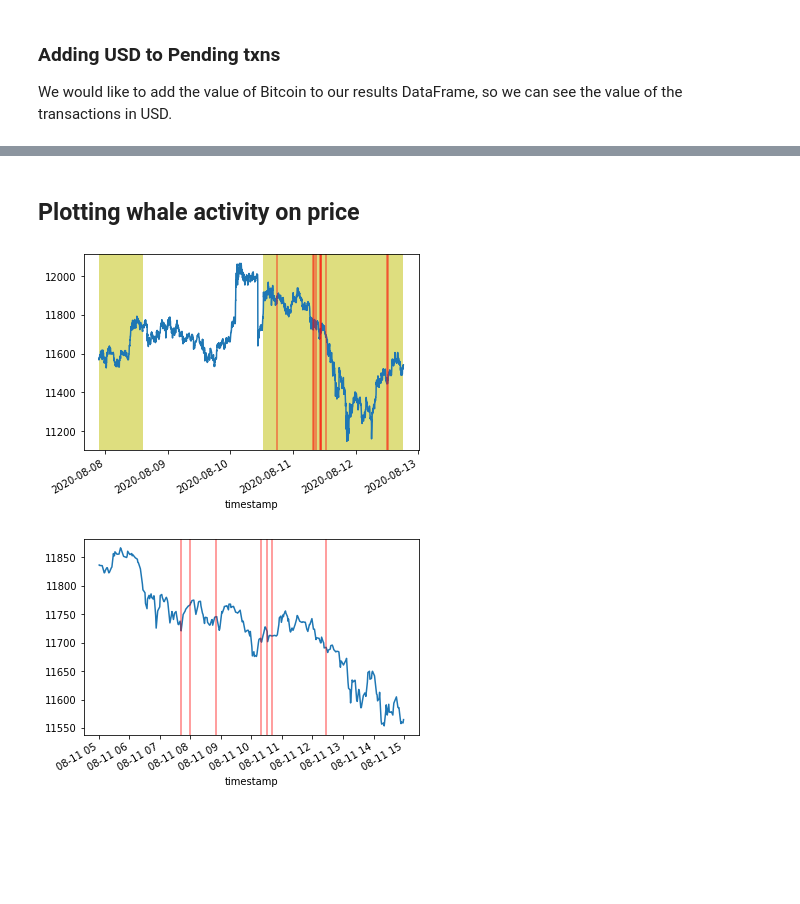
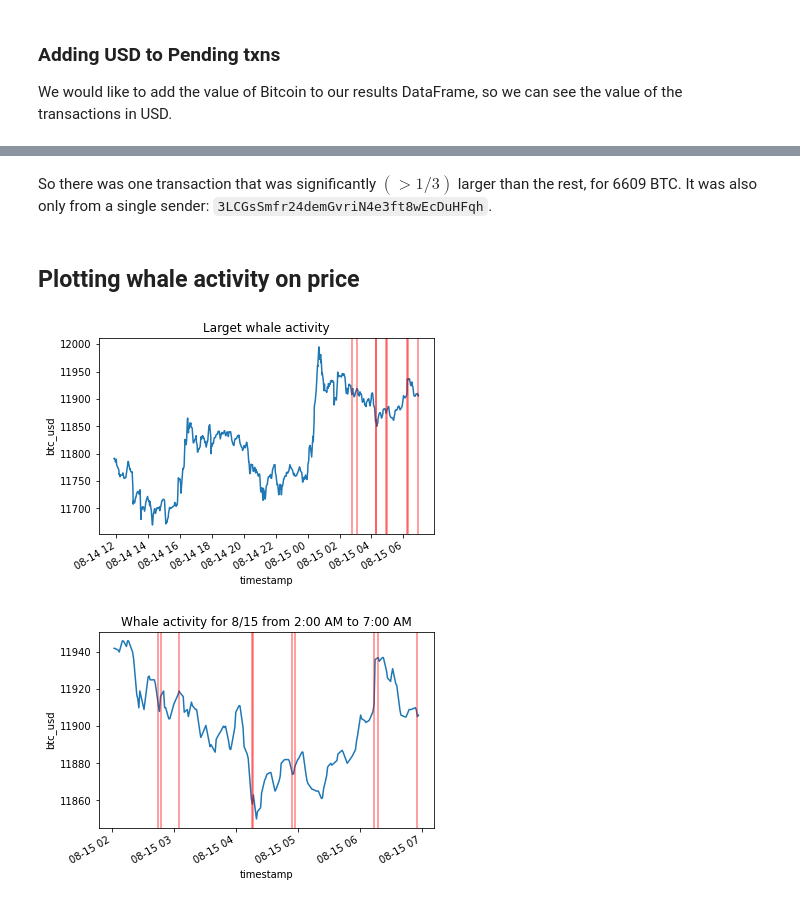
Before and after one commit to amberdata/evan-blog-posts, a Jupyter notebook: txn-mempool/notebooks/1.0-ea-analysis.ipynb, the cells around one changed output, grey strips where cells are left out. Cells and saved outputs as stored; diff of their text form; code cells hidden in the pictures; blank space fills up the shorter version.

```diff
--- a/txn-mempool/notebooks/1.0-ea-analysis.ipynb
+++ b/txn-mempool/notebooks/1.0-ea-analysis.ipynb
@@ -114,12 +124,12 @@ results_all.to_csv("../data/results_all.csv", index=False)
 # %% [markdown]
 ## Working with the OHLCV data
+# %%
+# read the data from our saved csvs
+ohlcv = pd.read_csv("../data/ohlcv.csv")
+results = pd.read_csv("../data/results_all_new.csv")
 # %%
-# read the data from our saved csvs
-ohlcv = pd.read_csv("../data/ohlcv.csv")
-results_all = pd.read_csv("../data/results_all.csv")
-
 # change the UNIX timestamp to human readable format and set it as index
-results_all["timestamp"] = pd.to_datetime(results_all.timestamp, utc=True)
+results["timestamp"] = pd.to_datetime(results.timestamp, utc=True)
 # unify the timestamp format and set as index
 ohlcv["timestamp"] = pd.to_datetime(ohlcv.timestamp)
 # %%
@@ -127,20 +137,19 @@ ohlcv["timestamp"] = pd.to_datetime(ohlcv.timestamp)
 ohlcv.drop(['open', 'high', 'low'], axis=1, inplace=True)
 
 # select only data from our date range
-ohlcv = ohlcv[ohlcv.timestamp <= results_all.timestamp.max()]
-ohlcv = ohlcv[ohlcv.timestamp >= results_all.timestamp.min()]
+ohlcv = ohlcv[(ohlcv.timestamp <= results.timestamp.max()) & (ohlcv.timestamp >= results.timestamp.min())]
 # %% [markdown]
 ### Adding USD to Pending txns
 We would like to add the value of Bitcoin to our results DataFrame, so we can see the value of the transactions in USD.
 # %%
 # add a column of timestamps rounded to the minute
-results_all["ts_minute"] = results_all.timestamp.dt.round('1min')
+results["ts_minute"] = results.timestamp.dt.round('1min')
 
 # rename the ohlcv column for joining
 ohlcv_min = ohlcv.rename({"timestamp": "ts_minute"}, axis=1)
 
 # join the close column to the results dataframe
-df_merged = pd.merge(results_all, ohlcv_min, on = "ts_minute", how='left').dropna()
+df_merged = pd.merge(results, ohlcv_min, on = "ts_minute", how='left').dropna()
 
 # create the usd value column
 df_merged["usd"] = df_merged.value/10**8 * df_merged.close
@@ -165,32 +174,41 @@ data_sorted.head(n_txn)
+# %% [markdown]
+So there was one transaction that was significantly $(> 1/3)$ larger than the rest, for 6609 BTC. It was also only from a single sender: `3LCGsSmfr24demGvriN4e3ft8wEcDuHFqh`.
 # %% [markdown]
 ## Plotting whale activity on price
 # %%
 # plotting the time series of bitcoin price
-ohlcv.set_index("timestamp", inplace=True)
+#ohlcv.set_index("timestamp", inplace=True)
 ohlcv.close.plot()
 
 # add a red line when a large pending transaction occured
-for i in range(n_txn):
+for i in range(n_txn-1):
     plt.axvline(data_sorted.iloc[i, 0], color='r', alpha=0.5)
 
-# get the periods we collected data
-a1, b1 = res1.timestamp.min(), res1.timestamp.max()
-a2, b2 = res2.timestamp.min(), res2.timestamp.max()
-
-# display the collection periods
-plt.axvspan(a1, b1, color='y', alpha=0.5, lw=0)
-plt.axvspan(a2, b2, color='y', alpha=0.5, lw=0)
+plt.title("Larget whale activity")
+plt.ylabel("btc_usd")
 plt.show()
 # %% [output]
-[figure, old version]
+[figure, new version]
 # %%
-start, end = datetime(2020, 8, 11, 5, 0, 0, tzinfo=pytz.UTC), datetime(2020, 8, 11, 15, 0, 0, tzinfo=pytz.UTC)
+# the start and end of large whale activity
+start, end = datetime(2020, 8, 15, 2, 0, 0, tzinfo=pytz.UTC), datetime(2020, 8, 15, 7, 0, 0, tzinfo=pytz.UTC)
 
+# plotting the large whale activity
 ohlcv[(ohlcv.index > start) & (ohlcv.index < end)].close.plot()
 
+# adding red lines for when whale transactions where posted
 for i in range(n_txn):
+    # grabbing the timestamp in minutes
     ts = data_sorted.iloc[i, 0]
+    # plotting the vertical line
     if ts > start and ts < end:
         plt.axvline(ts, color='r', alpha=0.5)
+
+# add an appropriate title
+plt.title(f"Whale activity for {start.month}/{start.day} from {start.hour}:{start.minute}0 AM to {end.hour}:{end.minute}0 AM")\
+# label the y axis
+plt.ylabel("btc_usd")
+# save the figure
+plt.savefig("../plots/whale_zoom_in.png")
 # %% [output]
-[figure, old version]
+[figure, new version]
```
Also changed, not shown: parts of 18 cells of this notebook, 3 other files.
